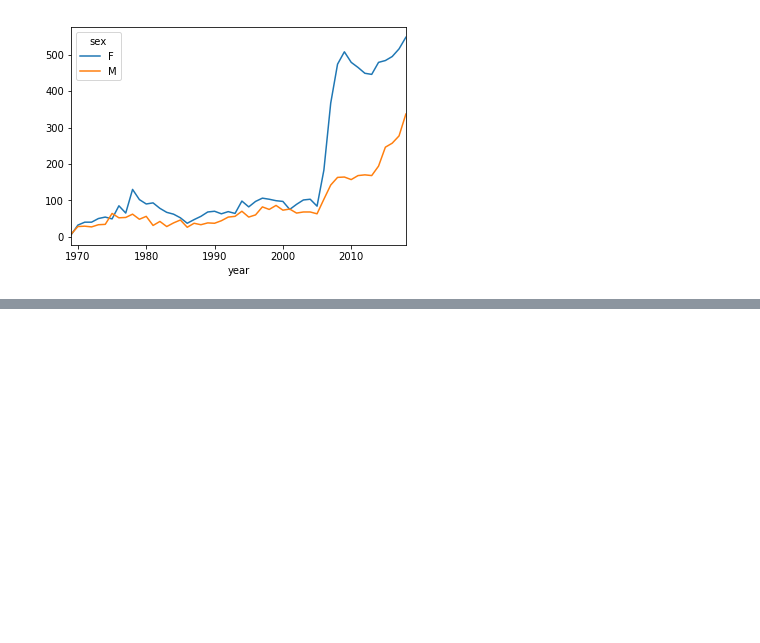
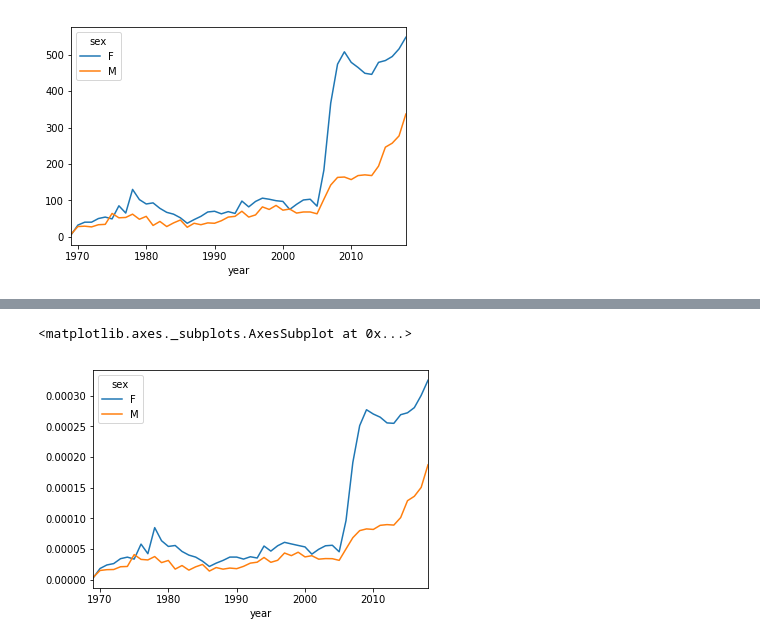
Before and after one commit to drewlevitt/baby_names, a Jupyter notebook: notebooks/baby_names.ipynb, the cells around one changed output, grey strips where cells are left out. Cells and saved outputs as stored; diff of their text form; code cells hidden in the pictures; blank space fills up the shorter version.

Commit message:
Playing with multiindex
Turns out Sara and I were both very much the product of a fleeting peak in name popularity

```diff
--- a/notebooks/baby_names.ipynb
+++ b/notebooks/baby_names.ipynb
@@ -54,0 +56,5 @@ df[df.name == 'Shiloh'].pivot('year', 'sex', 'count').plot.line()
+# %%
+# Calculate annual total names by sex
+totals = df.pivot_table('count', ['year', 'sex'], aggfunc = 'sum')
+totals.columns = ['total']
+totals
@@ -54,0 +81,6 @@ df[df.name == 'Shiloh'].pivot('year', 'sex', 'count').plot.line()
+# %%
+# Set a meaningful index and join annual totals, calculate percent
+df_idx = df.set_index(['year', 'sex'])
+df_idx = df_idx.join(totals)
+df_idx['pct'] = df_idx['count'] / df_idx['total']
+df_idx
@@ -54,0 +107,5 @@ df[df.name == 'Shiloh'].pivot('year', 'sex', 'count').plot.line()
+# %%
+df_idx[df_idx.name == 'Shiloh'].unstack().plot.line(y = 'pct')
+# %% [output]
+<matplotlib.axes._subplots.AxesSubplot at 0x...>
+[figure, added]
```
Also changed, not shown: parts of 7 cells of this notebook.
